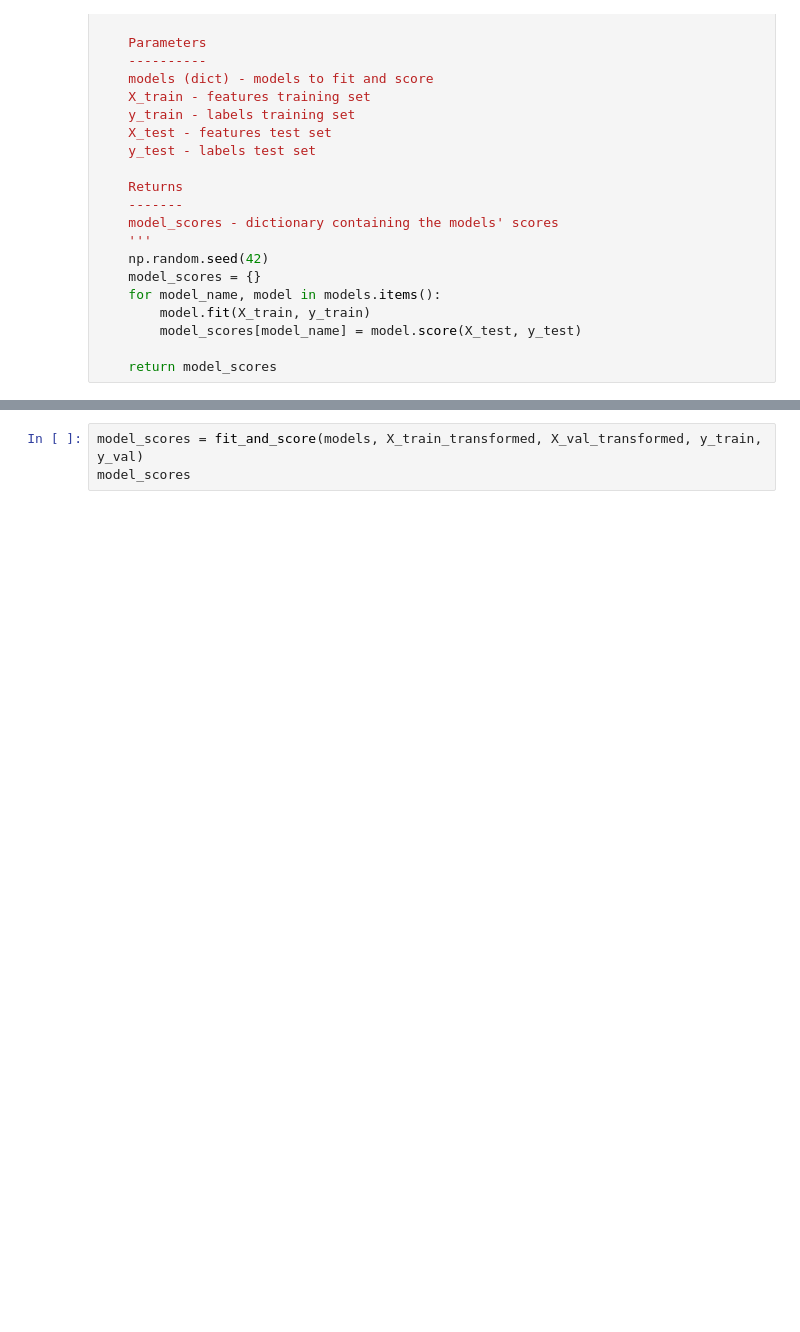
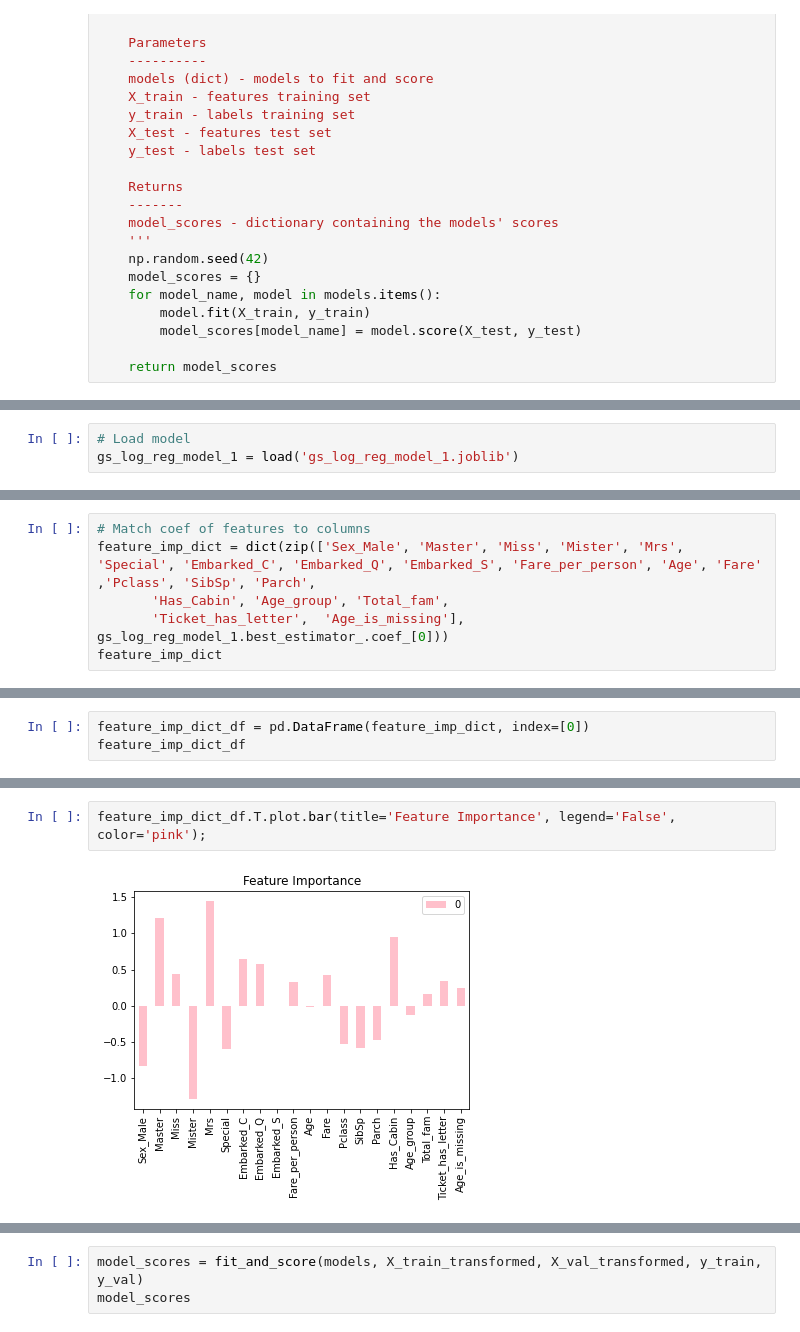
Before and after one commit to srpineda/ml-project-titanic-kaggle, a Jupyter notebook: Titanic.ipynb, the cells around one changed output, grey strips where cells are left out. Saved outputs shown, nothing was run; the diff lists cells and outputs as text; blank space fills up the shorter version.

```diff
--- a/Titanic.ipynb
+++ b/Titanic.ipynb
@@ -3101,0 +3503,3 @@ def fit_and_score(models, X_train, X_test, y_train, y_test):
+# %%
+# Load model
+gs_log_reg_model_1 = load('gs_log_reg_model_1.joblib')
@@ -3101,0 +3522,6 @@ def fit_and_score(models, X_train, X_test, y_train, y_test):
+# %%
+# Match coef of features to columns
+feature_imp_dict = dict(zip(['Sex_Male', 'Master', 'Miss', 'Mister', 'Mrs', 'Special', 'Embarked_C', 'Embarked_Q', 'Embarked_S', 'Fare_per_person', 'Age', 'Fare' ,'Pclass', 'SibSp', 'Parch',
+       'Has_Cabin', 'Age_group', 'Total_fam',
+       'Ticket_has_letter',  'Age_is_missing'], gs_log_reg_model_1.best_estimator_.coef_[0]))
+feature_imp_dict
@@ -3101,0 +3549,3 @@ def fit_and_score(models, X_train, X_test, y_train, y_test):
+# %%
+feature_imp_dict_df = pd.DataFrame(feature_imp_dict, index=[0])
+feature_imp_dict_df
@@ -3101,0 +3555,4 @@ def fit_and_score(models, X_train, X_test, y_train, y_test):
+# %%
+feature_imp_dict_df.T.plot.bar(title='Feature Importance', legend='False', color='pink');
+# %% [output]
+[figure, added]
```
Also changed, not shown: parts of 133 cells of this notebook.
